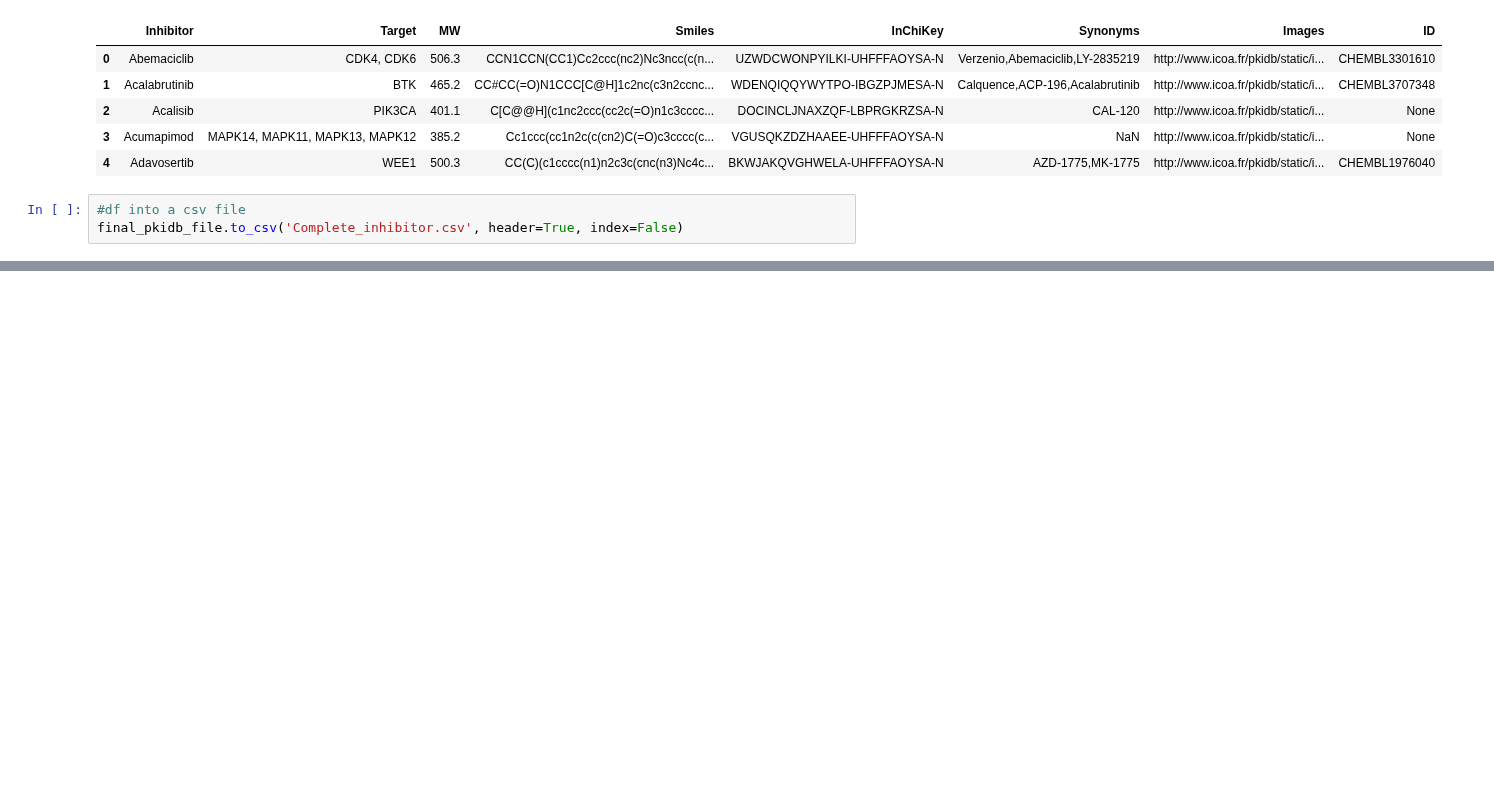
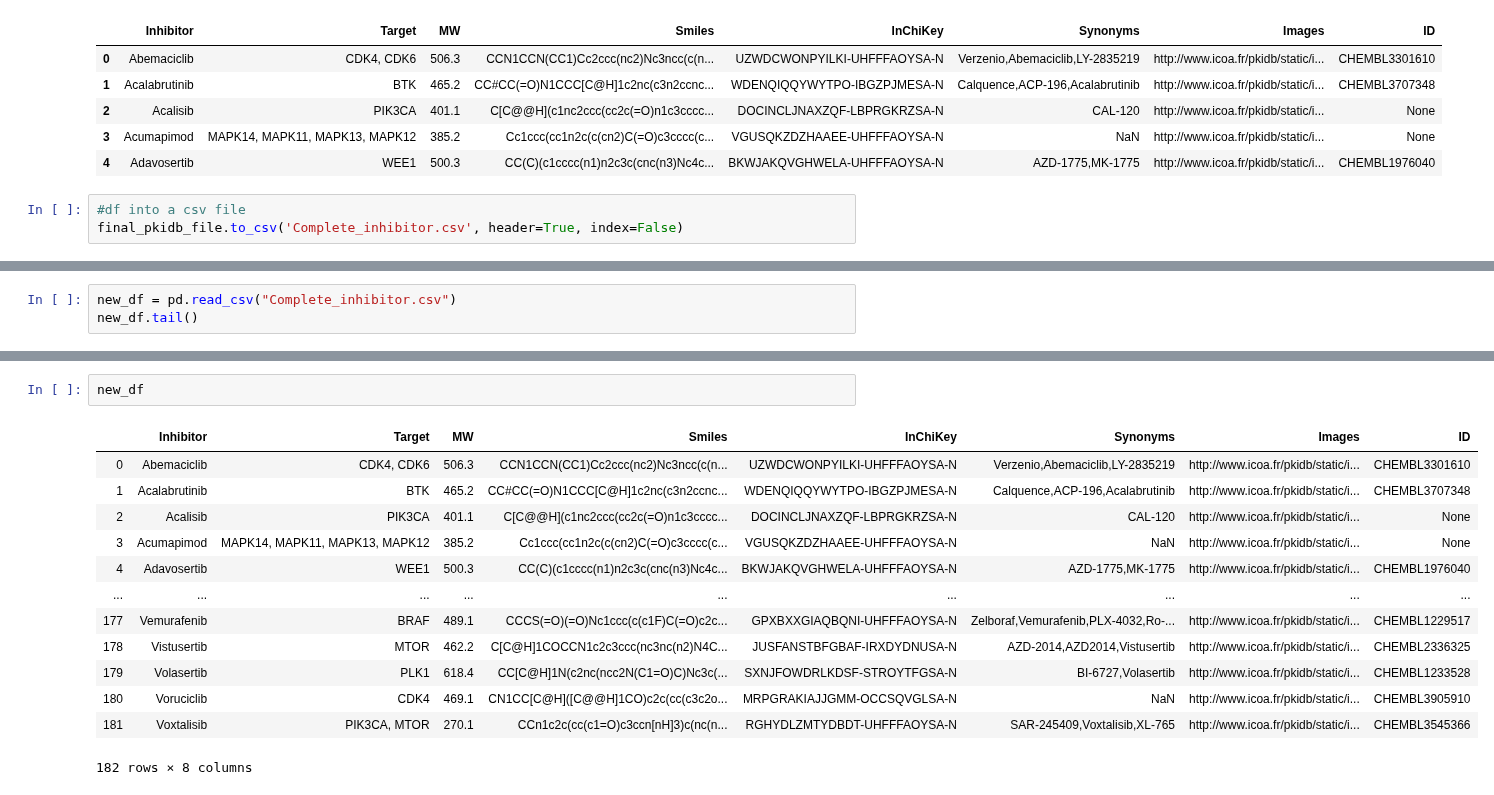
Before and after one commit to SheridanS97/DreamTeam, a Jupyter notebook: Data_mining/inhi/Kinase_checking.ipynb, the cells around one changed output, grey strips where cells are left out. Saved outputs shown, nothing was run; the diff lists cells and outputs as text; blank space fills up the shorter version.

```diff
--- a/Data_mining/inhi/Kinase_checking.ipynb
+++ b/Data_mining/inhi/Kinase_checking.ipynb
@@ -159,0 +162,3 @@ final_pkidb_file.to_csv('Complete_inhibitor.csv', header=True, index=False)
+# %%
+new_df = pd.read_csv("Complete_inhibitor.csv")
+new_df.tail()
@@ -159,0 +181,16 @@ final_pkidb_file.to_csv('Complete_inhibitor.csv', header=True, index=False)
+# %%
+new_df
+# %% [output]
+|  | Inhibitor | Target | MW | Smiles | InChiKey | Synonyms | Images | ID |
+| 0 | Abemaciclib | CDK4, CDK6 | 506.3 | CCN1CCN(CC1)Cc2ccc(nc2)Nc3ncc(c(n... | UZWDCWONPYILKI-UHFFFAOYSA-N | Verzenio,Abemaciclib,LY-2835219 | http://www.icoa.fr/pkidb/static/i... | CHEMBL3301610 |
+| 1 | Acalabrutinib | BTK | 465.2 | CC#CC(=O)N1CCC[C@H]1c2nc(c3n2ccnc... | WDENQIQQYWYTPO-IBGZPJMESA-N | Calquence,ACP-196,Acalabrutinib | http://www.icoa.fr/pkidb/static/i... | CHEMBL3707348 |
+| 2 | Acalisib | PIK3CA | 401.1 | C[C@@H](c1nc2ccc(cc2c(=O)n1c3cccc... | DOCINCLJNAXZQF-LBPRGKRZSA-N | CAL-120 | http://www.icoa.fr/pkidb/static/i... | None |
+| 3 | Acumapimod | MAPK14, MAPK11, MAPK13, MAPK12 | 385.2 | Cc1ccc(cc1n2c(c(cn2)C(=O)c3cccc(c... | VGUSQKZDZHAAEE-UHFFFAOYSA-N | NaN | http://www.icoa.fr/pkidb/static/i... | None |
+| 4 | Adavosertib | WEE1 | 500.3 | CC(C)(c1cccc(n1)n2c3c(cnc(n3)Nc4c... | BKWJAKQVGHWELA-UHFFFAOYSA-N | AZD-1775,MK-1775 | http://www.icoa.fr/pkidb/static/i... | CHEMBL1976040 |
+| ... | ... | ... | ... | ... | ... | ... | ... | ... |
+| 177 | Vemurafenib | BRAF | 489.1 | CCCS(=O)(=O)Nc1ccc(c(c1F)C(=O)c2c... | GPXBXXGIAQBQNI-UHFFFAOYSA-N | Zelboraf,Vemurafenib,PLX-4032,Ro-... | http://www.icoa.fr/pkidb/static/i... | CHEMBL1229517 |
+| 178 | Vistusertib | MTOR | 462.2 | C[C@H]1COCCN1c2c3ccc(nc3nc(n2)N4C... | JUSFANSTBFGBAF-IRXDYDNUSA-N | AZD-2014,AZD2014,Vistusertib | http://www.icoa.fr/pkidb/static/i... | CHEMBL2336325 |
+| 179 | Volasertib | PLK1 | 618.4 | CC[C@H]1N(c2nc(ncc2N(C1=O)C)Nc3c(... | SXNJFOWDRLKDSF-STROYTFGSA-N | BI-6727,Volasertib | http://www.icoa.fr/pkidb/static/i... | CHEMBL1233528 |
+| 180 | Voruciclib | CDK4 | 469.1 | CN1CC[C@H]([C@@H]1CO)c2c(cc(c3c2o... | MRPGRAKIAJJGMM-OCCSQVGLSA-N | NaN | http://www.icoa.fr/pkidb/static/i... | CHEMBL3905910 |
+| 181 | Voxtalisib | PIK3CA, MTOR | 270.1 | CCn1c2c(cc(c1=O)c3ccn[nH]3)c(nc(n... | RGHYDLZMTYDBDT-UHFFFAOYSA-N | SAR-245409,Voxtalisib,XL-765 | http://www.icoa.fr/pkidb/static/i... | CHEMBL3545366 |
+182 rows × 8 columns
```
Also changed, not shown: parts of 3 cells of this notebook.
